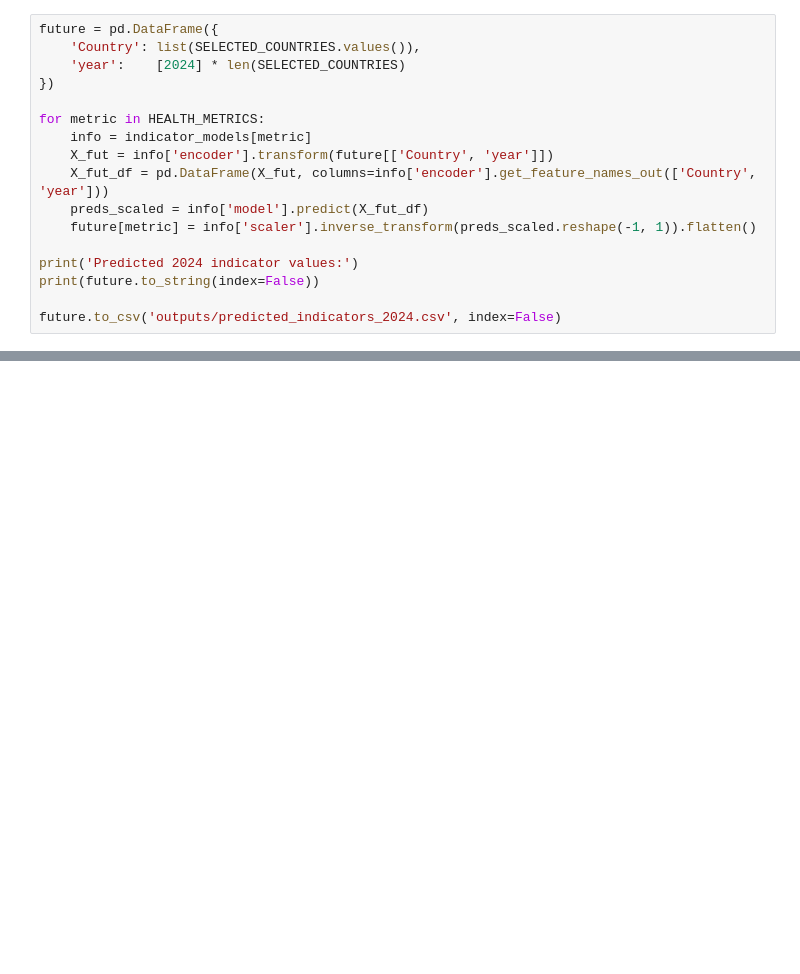
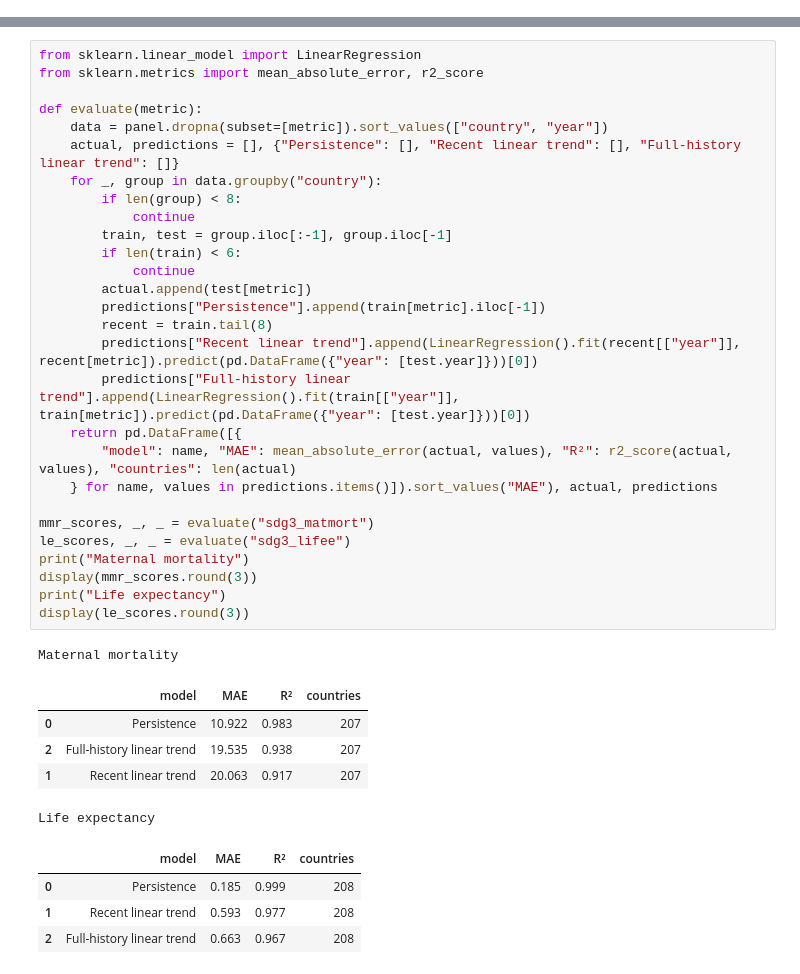
Before and after one commit to mdrTanvir/SDG-Health-Analytics, a Jupyter notebook: Health_Prediction.ipynb, the cells around one changed output, grey strips where cells are left out. Cells and saved outputs as stored; diff of their text form; blank space fills up the shorter version.

```diff
--- a/Health_Prediction.ipynb
+++ b/Health_Prediction.ipynb
@@ -284,17 +0,0 @@ plt.show()
-# %%
-future = pd.DataFrame({
-    'Country': list(SELECTED_COUNTRIES.values()),
-    'year':    [2024] * len(SELECTED_COUNTRIES)
-})
-
-for metric in HEALTH_METRICS:
-    info = indicator_models[metric]
-    X_fut = info['encoder'].transform(future[['Country', 'year']])
-    X_fut_df = pd.DataFrame(X_fut, columns=info['encoder'].get_feature_names_out(['Country', 'year']))
-    preds_scaled = info['model'].predict(X_fut_df)
-    future[metric] = info['scaler'].inverse_transform(preds_scaled.reshape(-1, 1)).flatten()
-
-print('Predicted 2024 indicator values:')
-print(future.to_string(index=False))
-
-future.to_csv('outputs/predicted_indicators_2024.csv', index=False)
@@ -451,0 +54,39 @@ The end-to-end ML pipeline successfully forecasts 2024 SDG 3 health achievement
+# %%
+from sklearn.linear_model import LinearRegression
+from sklearn.metrics import mean_absolute_error, r2_score
+
+def evaluate(metric):
+    data = panel.dropna(subset=[metric]).sort_values(["country", "year"])
+    actual, predictions = [], {"Persistence": [], "Recent linear trend": [], "Full-history linear trend": []}
+    for _, group in data.groupby("country"):
+        if len(group) < 8:
+            continue
+        train, test = group.iloc[:-1], group.iloc[-1]
+        if len(train) < 6:
+            continue
+        actual.append(test[metric])
+        predictions["Persistence"].append(train[metric].iloc[-1])
+        recent = train.tail(8)
+        predictions["Recent linear trend"].append(LinearRegression().fit(recent[["year"]], recent[metric]).predict(pd.DataFrame({"year": [test.year]}))[0])
+        predictions["Full-history linear trend"].append(LinearRegression().fit(train[["year"]], train[metric]).predict(pd.DataFrame({"year": [test.year]}))[0])
+    return pd.DataFrame([{
+        "model": name, "MAE": mean_absolute_error(actual, values), "R²": r2_score(actual, values), "countries": len(actual)
+    } for name, values in predictions.items()]).sort_values("MAE"), actual, predictions
+
+mmr_scores, _, _ = evaluate("sdg3_matmort")
+le_scores, _, _ = evaluate("sdg3_lifee")
+print("Maternal mortality")
+display(mmr_scores.round(3))
+print("Life expectancy")
+display(le_scores.round(3))
+# %% [output]
+Maternal mortality
+|  | model | MAE | R² | countries |
+| 0 | Persistence | 10.922 | 0.983 | 207 |
+| 2 | Full-history linear trend | 19.535 | 0.938 | 207 |
+| 1 | Recent linear trend | 20.063 | 0.917 | 207 |
+Life expectancy
+|  | model | MAE | R² | countries |
+| 0 | Persistence | 0.185 | 0.999 | 208 |
+| 1 | Recent linear trend | 0.593 | 0.977 | 208 |
+| 2 | Full-history linear trend | 0.663 | 0.967 | 208 |
```
Also changed, not shown: parts of 34 cells of this notebook, 4 other files.
